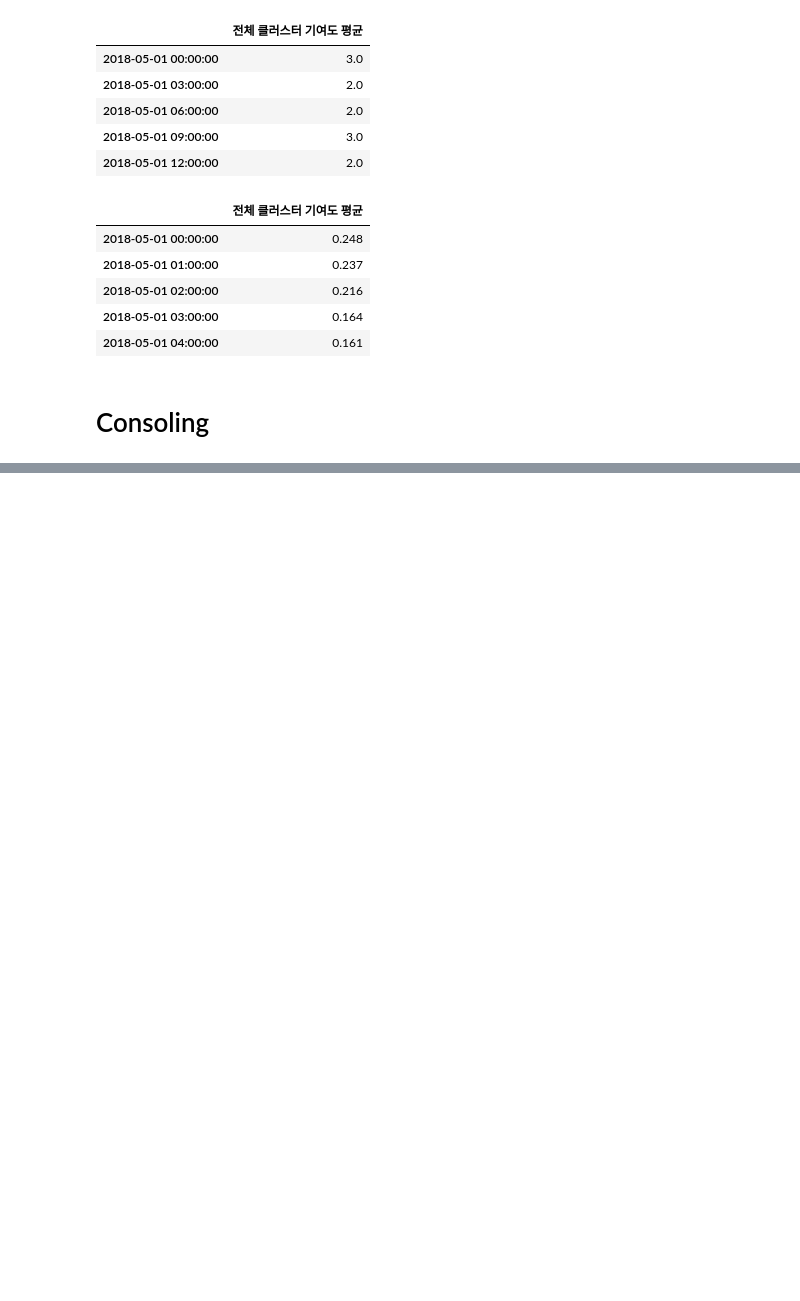
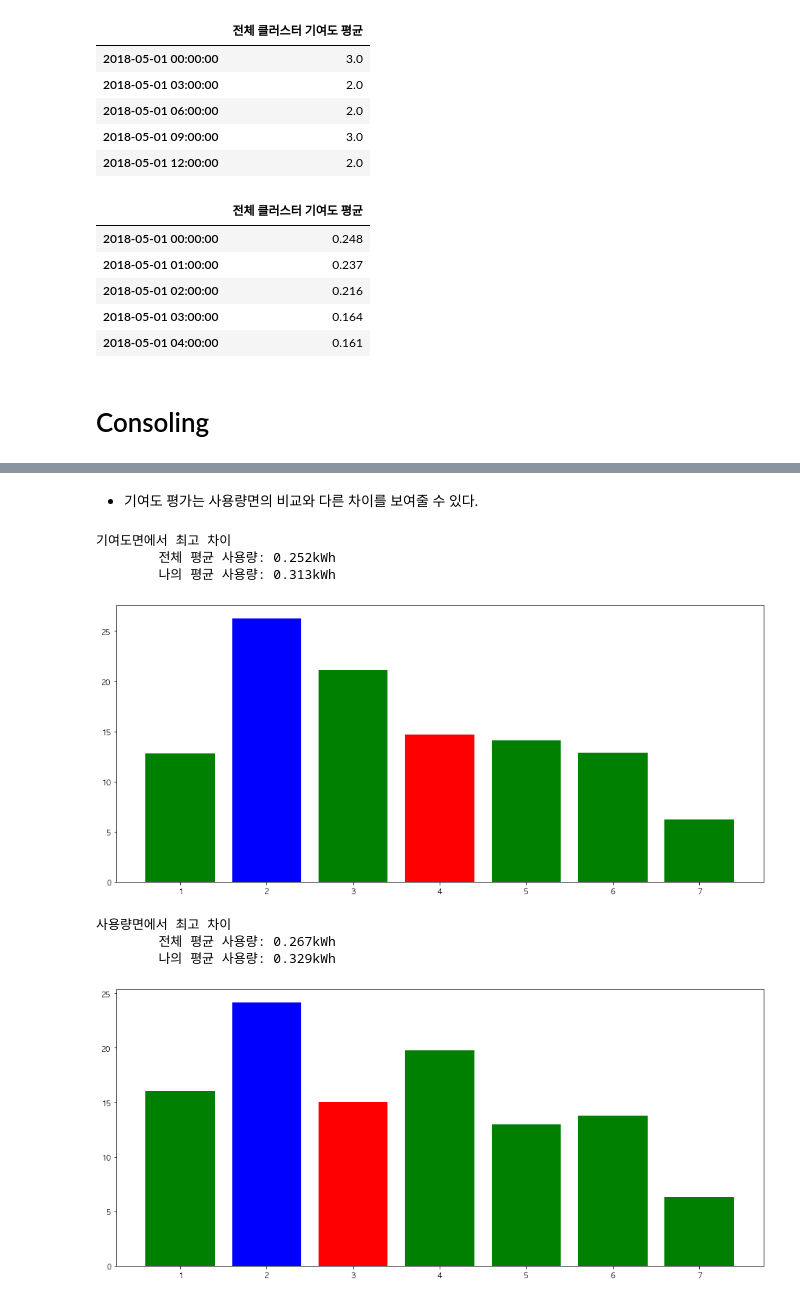
Before and after one commit to formegusto/distribution-by-contribution, a Jupyter notebook: Time Division KMeans pt.3 feedback idea.ipynb, the cells around one changed output, grey strips where cells are left out. Cells and saved outputs as stored; diff of their text form; code cells hidden in the pictures; blank space fills up the shorter version.

```diff
--- a/Time Division KMeans pt.3 feedback idea.ipynb
+++ b/Time Division KMeans pt.3 feedback idea.ipynb
@@ -272,0 +537,43 @@ sgconsoling()
+# %% [markdown]
+- 기여도 평가는 사용량면의 비교와 다른 차이를 보여줄 수 있다.
+# %%
+cont_day_compare = scc[scc.index.weekday == cont_chk_3.argmax()].mean()
+general_day_cont = cont_day_compare.keys()[cont_chk_3.argmax()]
+target_day_cont = round(contribution_df[day_cols[cont_chk_3.argmax()]][sh].mean())
+
+print("기여도면에서 최고 차이")
+print("\t전체 평균 사용량: {}kWh".format(acc_day_usage.iloc[cont_chk_3.argmax()].values[0]))
+print("\t나의 평균 사용량: {}kWh".format(day_usage[sh].iloc[cont_chk_3.argmax()]))
+plt.figure(figsize=(16,7))
+
+for _ in cont_day_compare.keys():
+    plt.bar(_, cont_day_compare[_],color=
+            'r' if _ == target_day_cont else
+            'b' if _ == general_day_cont else 'g' )
+
+plt.show()
+
+cont_day_compare = scc[scc.index.weekday == cont_chk_4.argmax()].mean()
+general_day_cont = cont_day_compare.keys()[cont_day_compare.argmax()]
+target_day_cont = round(contribution_df[day_cols[cont_chk_4.argmax()]][sh].mean())
+
+print("사용량면에서 최고 차이")
+print("\t전체 평균 사용량: {}kWh".format(acc_day_usage.iloc[cont_chk_4.argmax()].values[0]))
+print("\t나의 평균 사용량: {}kWh".format(day_usage[sh].iloc[cont_chk_4.argmax()]))
+plt.figure(figsize=(16,7))
+
+for _ in cont_day_compare.keys():
+    plt.bar(_, cont_day_compare[_],color=
+            'r' if _ == target_day_cont else
+            'b' if _ == general_day_cont else 'g' )
+
+plt.show()
+# %% [output]
+기여도면에서 최고 차이
+        전체 평균 사용량: 0.252kWh
+        나의 평균 사용량: 0.313kWh
+[figure, added]
+사용량면에서 최고 차이
+        전체 평균 사용량: 0.267kWh
+        나의 평균 사용량: 0.329kWh
+[figure, added]
```
Also changed, not shown: parts of 22 cells of this notebook, 2 other files.
